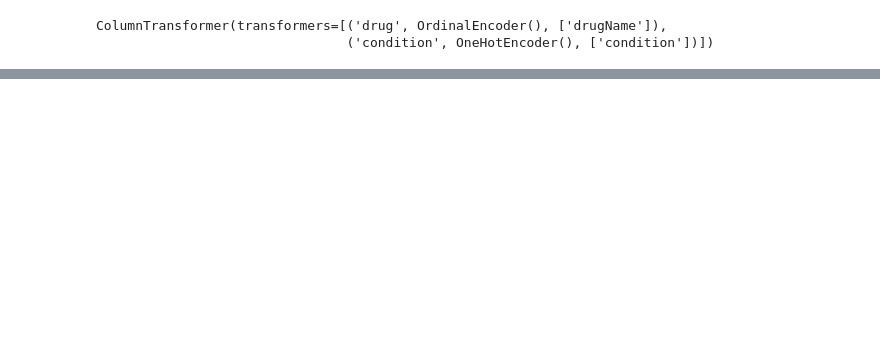
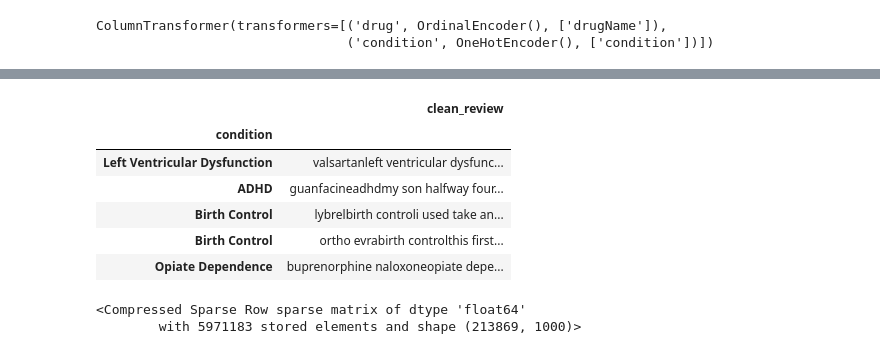
Before and after one commit to PankajMishra99/Medicine_Reviews, a Jupyter notebook: notebooks/model_traing.ipynb, the cells around one changed output, grey strips where cells are left out. Cells and saved outputs as stored; diff of their text form; code cells hidden in the pictures; blank space fills up the shorter version.

```diff
--- a/notebooks/model_traing.ipynb
+++ b/notebooks/model_traing.ipynb
@@ -264,0 +393,19 @@ ColumnTransformer(transformers=[('drug', OrdinalEncoder(), ['drugName']),
+# %%
+df_clean.set_index('condition',inplace=True)
+df_clean.head()
+# %% [output]
+|  | clean_review |
+| condition |  |
+| Left Ventricular Dysfunction | valsartanleft ventricular dysfunc... |
+| ADHD | guanfacineadhdmy son halfway four... |
+| Birth Control | lybrelbirth controli used take an... |
+| Birth Control | ortho evrabirth controlthis first... |
+| Opiate Dependence | buprenorphine naloxoneopiate depe... |
+# %%
+from sklearn.feature_extraction.text import TfidfVectorizer
+tf = TfidfVectorizer(max_features=1000)
+x_review_vector = tf.fit_transform(df_clean['clean_review'])
+x_review_vector
+# %% [output]
+<Compressed Sparse Row sparse matrix of dtype 'float64'
+        with 5971183 stored elements and shape (213869, 1000)>
```
Also changed, not shown: parts of 18 cells of this notebook.
